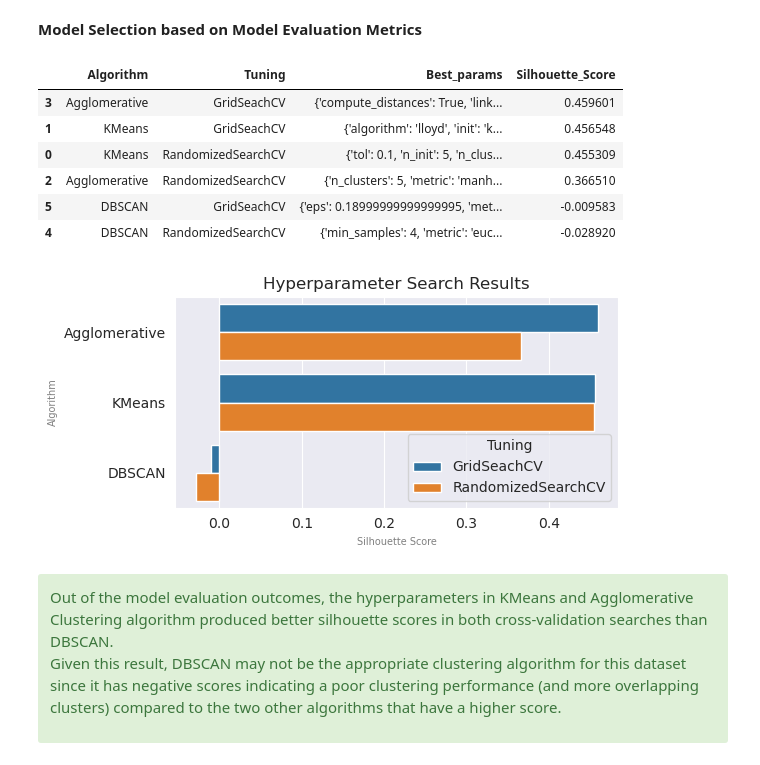
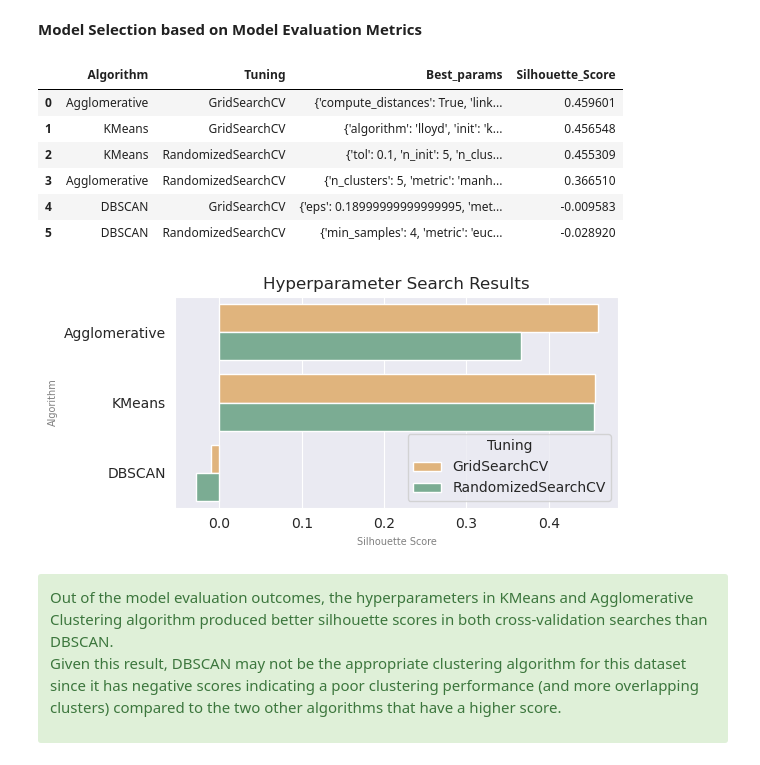
Before and after one commit to ds-edu/DataScienceCapstone_OnlineRetail, a Jupyter notebook: notebooks/Modeling.ipynb, the cells around one changed output. Drawn from its saved outputs; the diff is of its cells as text; code cells hidden in the pictures.

```diff
--- a/notebooks/Modeling.ipynb
+++ b/notebooks/Modeling.ipynb
@@ -296,6 +296,8 @@ for model_name, model_info in models.items():
 # Tabulate Hyperparameter Search results
 
 df_hps = pd.DataFrame(hps_results)
+
+df_hps = pd.read_csv('../models/hp_tuning_results/hp_search.csv')
 df_hps.sort_values(by='Silhouette_Score', ascending=False, inplace=True)
 df_hps.fillna('Score N/A',inplace=True)
 
@@ -303,12 +305,12 @@ df_hps.fillna('Score N/A',inplace=True)
 df_hps
 # %% [output]
 |  | Algorithm | Tuning | Best_params | Silhouette_Score |
-| 3 | Agglomerative | GridSeachCV | {'compute_distances': True, 'link... | 0.459601 |
-| 1 | KMeans | GridSeachCV | {'algorithm': 'lloyd', 'init': 'k... | 0.456548 |
-| 0 | KMeans | RandomizedSearchCV | {'tol': 0.1, 'n_init': 5, 'n_clus... | 0.455309 |
-| 2 | Agglomerative | RandomizedSearchCV | {'n_clusters': 5, 'metric': 'manh... | 0.366510 |
-| 5 | DBSCAN | GridSeachCV | {'eps': 0.18999999999999995, 'met... | -0.009583 |
-| 4 | DBSCAN | RandomizedSearchCV | {'min_samples': 4, 'metric': 'euc... | -0.028920 |
+| 0 | Agglomerative | GridSearchCV | {'compute_distances': True, 'link... | 0.459601 |
+| 1 | KMeans | GridSearchCV | {'algorithm': 'lloyd', 'init': 'k... | 0.456548 |
+| 2 | KMeans | RandomizedSearchCV | {'tol': 0.1, 'n_init': 5, 'n_clus... | 0.455309 |
+| 3 | Agglomerative | RandomizedSearchCV | {'n_clusters': 5, 'metric': 'manh... | 0.366510 |
+| 4 | DBSCAN | GridSearchCV | {'eps': 0.18999999999999995, 'met... | -0.009583 |
+| 5 | DBSCAN | RandomizedSearchCV | {'min_samples': 4, 'metric': 'euc... | -0.028920 |
 # %%
 #Save hyperparameter search to csv file
 
@@ -319,16 +321,17 @@ df_hps.to_csv(hps_file, index=False)
 # %%
 # Visualize tabulated results
 
 sns.set_style('darkgrid')
 plt.figure(figsize=(6,3))
-hps_bar = sns.barplot(df_hps, y='Algorithm', x='Silhouette_Score', hue='Tuning')
+pal = {'RandomizedSearchCV' : '#73b493', 'GridSearchCV' : '#f0b66d' } #sns.color_palette("Greens_d")
+hps_bar = sns.barplot(df_hps, y='Algorithm', x='Silhouette_Score', hue='Tuning', palette=pal)
 hps_bar.set_title('Hyperparameter Search Results')
 hps_bar.set_xlabel('Silhouette Score', fontsize=7, color='gray')
 hps_bar.set_ylabel('Algorithm', fontsize=7, color='gray')
 plt.tight_layout()
 plt.show()
 # %% [output]
-[figure, old version]
+[figure, new version]
 # %% [markdown]
 <div class="alert alert-block alert-success">
 Out of the model evaluation outcomes, the hyperparameters in KMeans and Agglomerative Clustering algorithm produced better silhouette scores in both cross-validation searches than DBSCAN.
```
Also changed, not shown: parts of 3 cells of this notebook, 4 other files.
